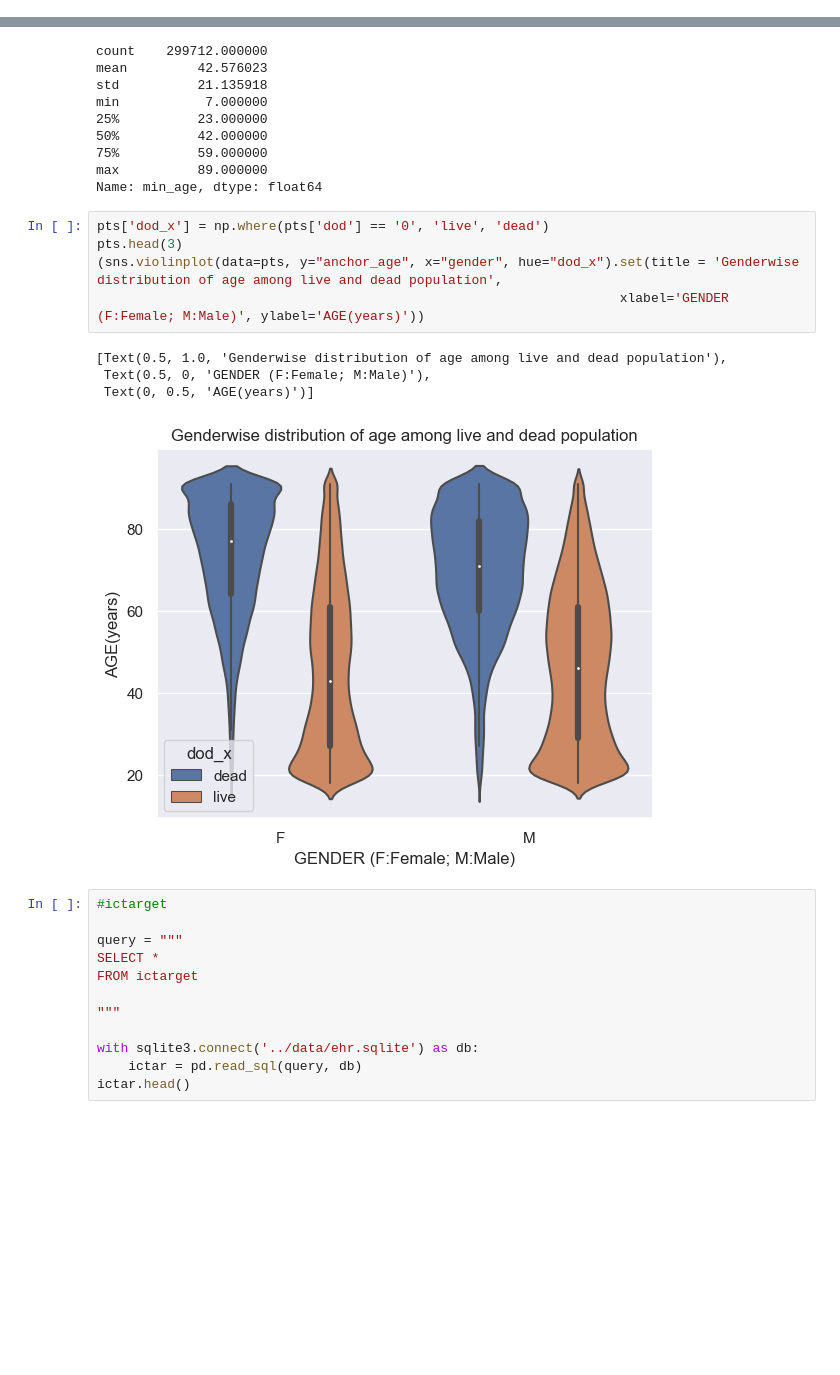
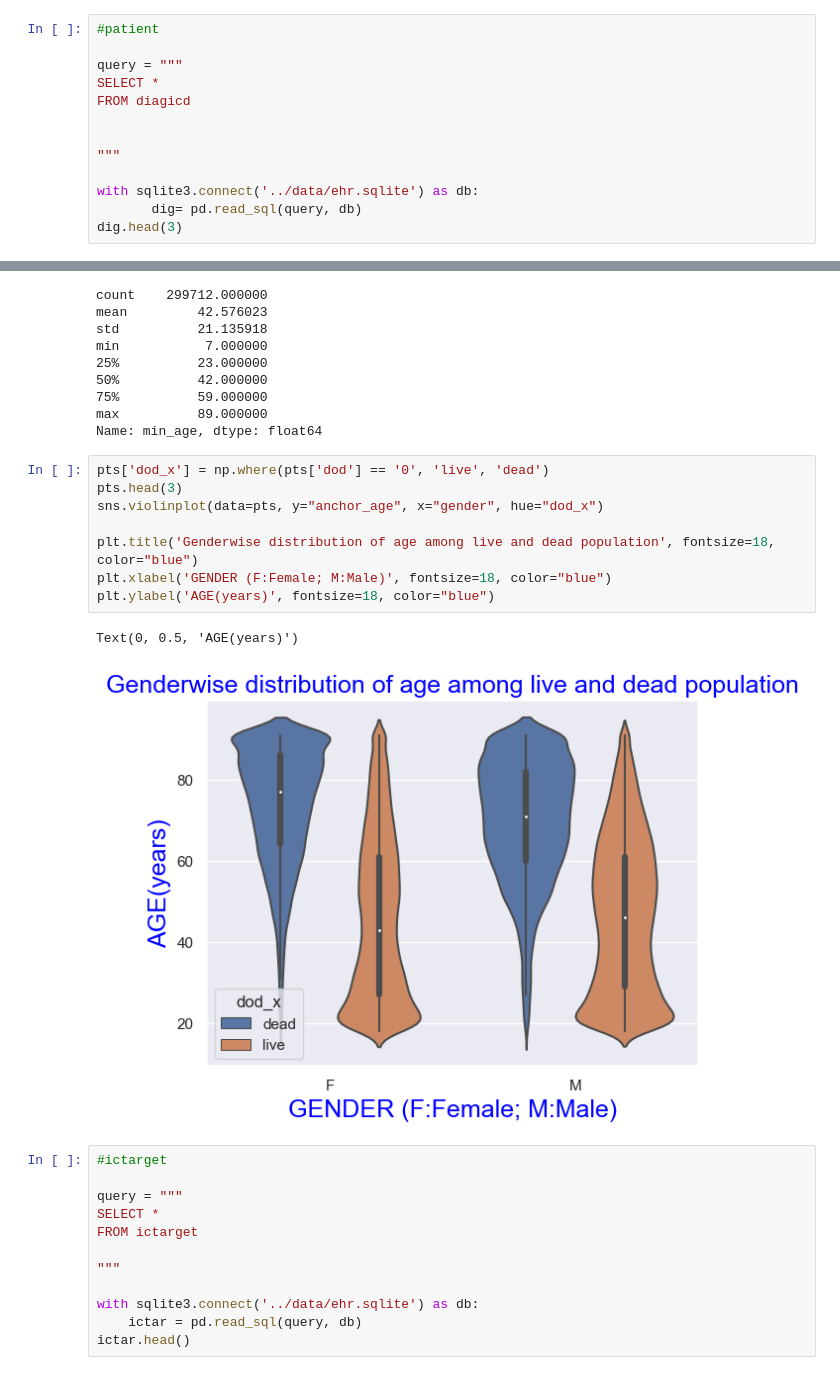
Before and after one commit to smitamisra/EHR_exploration, a Jupyter notebook: notebooks/db_exploration_creatingVisuals.ipynb, the cells around one changed output, grey strips where cells are left out. Cells and saved outputs as stored; diff of their text form; blank space fills up the shorter version.

Commit message:
graphs_pre

```diff
--- a/notebooks/db_exploration_creatingVisuals.ipynb
+++ b/notebooks/db_exploration_creatingVisuals.ipynb
@@ -21,3 +21,16 @@ WHERE
     name NOT LIKE 'sqlite_%';""").fetchall()
 # %% [output]
 [('patients',), ('admission',), ('diagicd',), ('ictarget',)]
+# %%
+#patient
+
+query = """
+SELECT *
+FROM diagicd
+
+
+"""
+
+with sqlite3.connect('../data/ehr.sqlite') as db:
+       dig= pd.read_sql(query, db)
+dig.head(3)
@@ -59,13 +91,14 @@ Name: min_age, dtype: float64
 # %%
 pts['dod_x'] = np.where(pts['dod'] == '0', 'live', 'dead')
 pts.head(3)
-(sns.violinplot(data=pts, y="anchor_age", x="gender", hue="dod_x").set(title = 'Genderwise distribution of age among live and dead population',
-                                                                   xlabel='GENDER (F:Female; M:Male)', ylabel='AGE(years)'))
+sns.violinplot(data=pts, y="anchor_age", x="gender", hue="dod_x")
+
+plt.title('Genderwise distribution of age among live and dead population', fontsize=18, color="blue")
+plt.xlabel('GENDER (F:Female; M:Male)', fontsize=18, color="blue")
+plt.ylabel('AGE(years)', fontsize=18, color="blue")
 # %% [output]
-[Text(0.5, 1.0, 'Genderwise distribution of age among live and dead population'),
- Text(0.5, 0, 'GENDER (F:Female; M:Male)'),
- Text(0, 0.5, 'AGE(years)')]
+Text(0, 0.5, 'AGE(years)')
-[figure, old version]
+[figure, new version]
 # %%
 #ictarget
 
```
Also changed, not shown: parts of 12 cells of this notebook, 3 other files.
